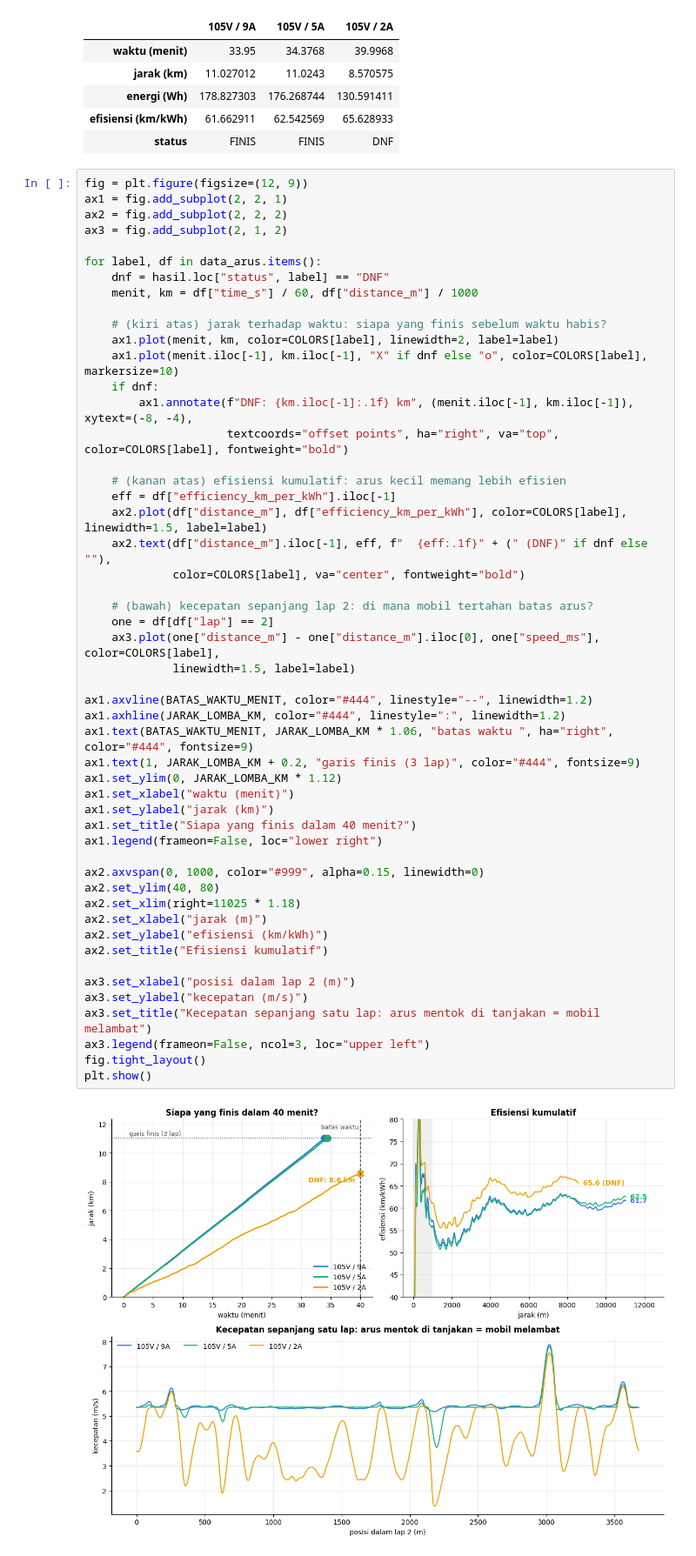
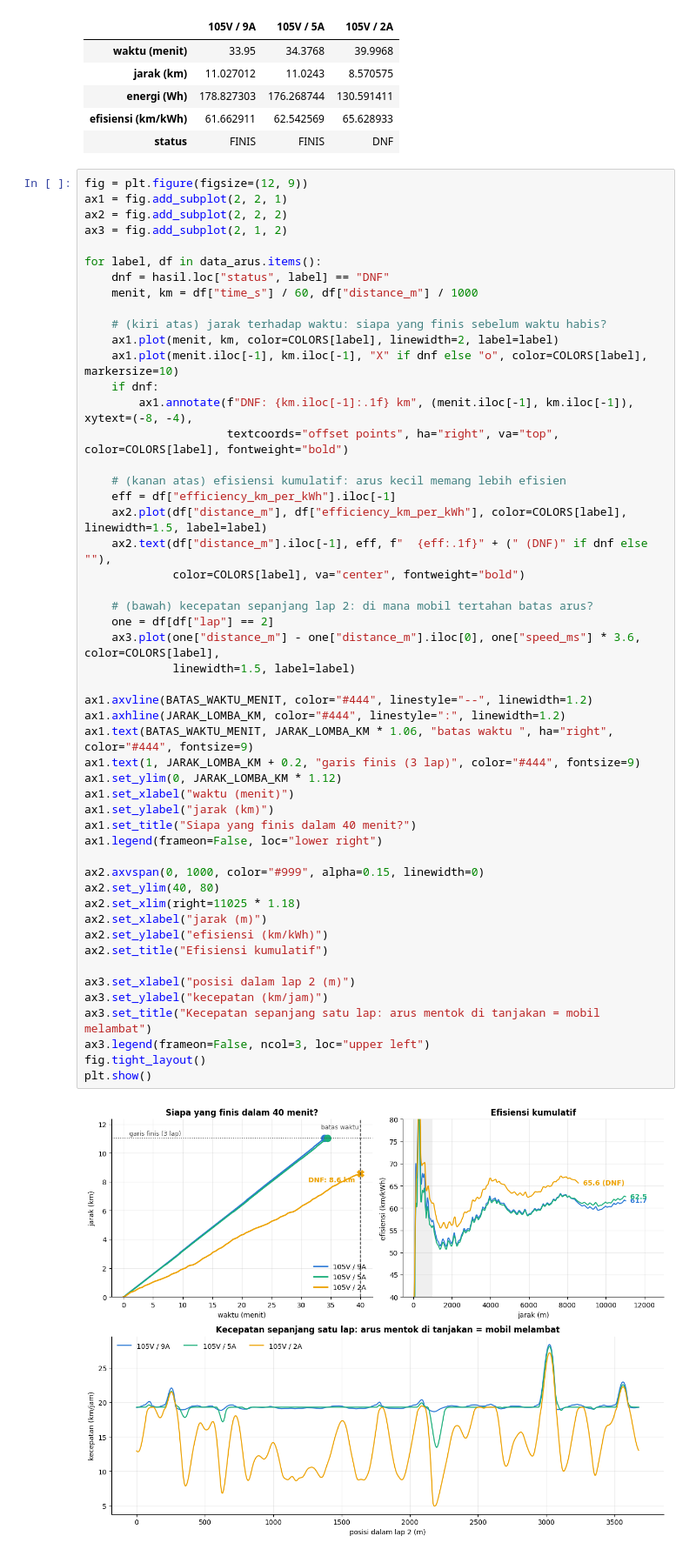
Before and after one commit to Antasena-ITS-Team/ASC_Simulator, a Jupyter notebook: EDA_ASC_solution.ipynb, the cells around one changed output. Shown at 87% size. Cells and saved outputs as stored; diff of their text form.

Commit message:
Show Step 7 speed chart in km/h

```diff
--- a/EDA_ASC_solution.ipynb
+++ b/EDA_ASC_solution.ipynb
@@ -765,36 +765,36 @@ for label, df in data_arus.items():
     ax2.text(df["distance_m"].iloc[-1], eff, f"  {eff:.1f}" + (" (DNF)" if dnf else ""),
              color=COLORS[label], va="center", fontweight="bold")
 
     # (bawah) kecepatan sepanjang lap 2: di mana mobil tertahan batas arus?
     one = df[df["lap"] == 2]
-    ax3.plot(one["distance_m"] - one["distance_m"].iloc[0], one["speed_ms"], color=COLORS[label],
+    ax3.plot(one["distance_m"] - one["distance_m"].iloc[0], one["speed_ms"] * 3.6, color=COLORS[label],
              linewidth=1.5, label=label)
 
 ax1.axvline(BATAS_WAKTU_MENIT, color="#444", linestyle="--", linewidth=1.2)
 ax1.axhline(JARAK_LOMBA_KM, color="#444", linestyle=":", linewidth=1.2)
 ax1.text(BATAS_WAKTU_MENIT, JARAK_LOMBA_KM * 1.06, "batas waktu ", ha="right", color="#444", fontsize=9)
 ax1.text(1, JARAK_LOMBA_KM + 0.2, "garis finis (3 lap)", color="#444", fontsize=9)
 ax1.set_ylim(0, JARAK_LOMBA_KM * 1.12)
 ax1.set_xlabel("waktu (menit)")
 ax1.set_ylabel("jarak (km)")
 ax1.set_title("Siapa yang finis dalam 40 menit?")
 ax1.legend(frameon=False, loc="lower right")
 
 ax2.axvspan(0, 1000, color="#999", alpha=0.15, linewidth=0)
 ax2.set_ylim(40, 80)
 ax2.set_xlim(right=11025 * 1.18)
 ax2.set_xlabel("jarak (m)")
 ax2.set_ylabel("efisiensi (km/kWh)")
 ax2.set_title("Efisiensi kumulatif")
 
 ax3.set_xlabel("posisi dalam lap 2 (m)")
-ax3.set_ylabel("kecepatan (m/s)")
+ax3.set_ylabel("kecepatan (km/jam)")
 ax3.set_title("Kecepatan sepanjang satu lap: arus mentok di tanjakan = mobil melambat")
 ax3.legend(frameon=False, ncol=3, loc="upper left")
 fig.tight_layout()
 plt.show()
 # %% [output]
-[figure, old version]
+[figure, new version]
 # %% [markdown]
 **Cara membacanya:**
 
```
Also changed, not shown: parts of 1 cell of this notebook.
